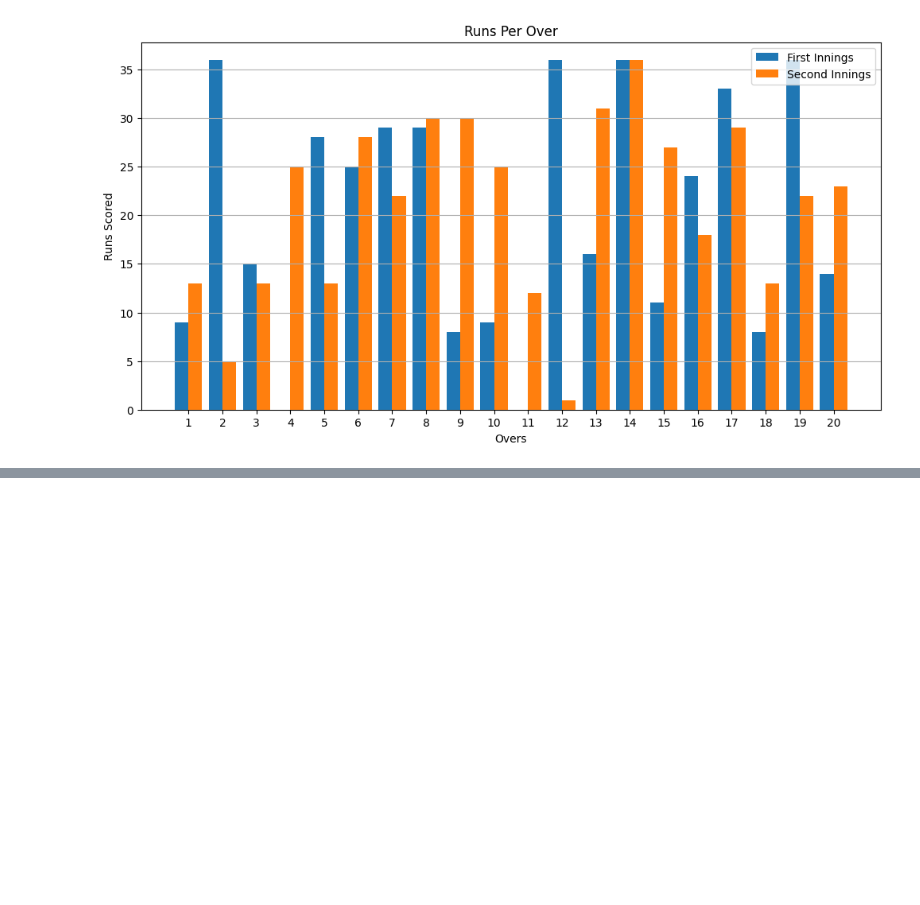
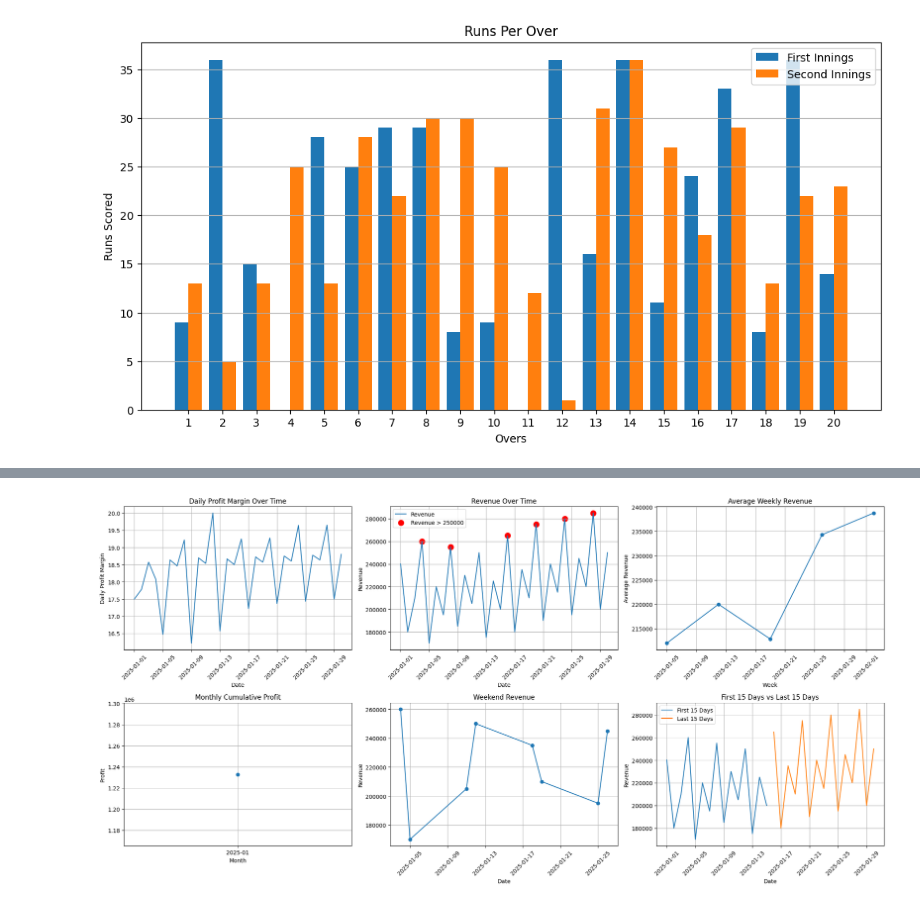
Before and after one commit to theaditya24/COMPLETE-PYTHON-FOR-DATA-ANALYTICS, a Jupyter notebook: Data Visualization Practice.ipynb, the cells around one changed output, grey strips where cells are left out. Cells and saved outputs as stored; diff of their text form; code cells hidden in the pictures; blank space fills up the shorter version.

```diff
--- a/Data Visualization Practice.ipynb
+++ b/Data Visualization Practice.ipynb
@@ -75,0 +268,85 @@ plt.show()
+# %%
+plt.figure(figsize=(20,10))
+
+# Question 12
+plt.subplot(2,3,1)
+plt.plot(df['Date'], df['Profit'] / df['Revenue'] * 100)
+plt.xticks(rotation=45)
+plt.xlabel("Date")
+plt.ylabel("Daily Profit Margin")
+plt.title("Daily Profit Margin Over Time")
+plt.grid()
+
+# Question 13
+plt.subplot(2,3,2)
+plt.plot(df['Date'], df['Revenue'], label='Revenue')
+
+high_revenue = df[df['Revenue'] > 250000]
+
+plt.scatter(high_revenue['Date'],
+            high_revenue['Revenue'],
+            color='red',
+            s=100,
+            label='Revenue > 250000')
+
+plt.title("Revenue Over Time")
+plt.xlabel("Date")
+plt.ylabel("Revenue")
+plt.xticks(rotation=45)
+plt.grid()
+plt.legend()
+
+# Question 14
+plt.subplot(2,3,3)
+weekly_avg = df.resample('W', on='Date')['Revenue'].mean()
+plt.plot(weekly_avg.index, weekly_avg.values, marker='o')
+plt.xticks(rotation=45)
+plt.title("Average Weekly Revenue")
+plt.xlabel("Week")
+plt.ylabel("Average Revenue")
+plt.grid()
+
+# Question 15
+plt.subplot(2,3,4)
+monthly_profit = df.groupby(df['Date'].dt.to_period('M'))['Profit'].sum().cumsum()
+plt.plot(monthly_profit.index.astype(str),
+         monthly_profit.values,
+         marker='o')
+
+plt.title("Monthly Cumulative Profit")
+plt.xlabel("Month")
+plt.ylabel("Profit")
+plt.grid()
+
+# Question 16
+plt.subplot(2,3,5)
+weekends = df[df['Date'].dt.dayofweek >= 5]
+
+plt.plot(weekends['Date'],
+         weekends['Revenue'],
+         marker='o')
+plt.title("Weekend Revenue")
+plt.xlabel("Date")
+plt.ylabel("Revenue")
+plt.xticks(rotation=45)
+plt.grid()
+
+# Question 17
+plt.subplot(2,3,6)
+first_half = df.iloc[:15]
+second_half = df.iloc[15:]
+
+plt.plot(first_half['Date'], first_half['Revenue'], label='First 15 Days')
+plt.plot(second_half['Date'], second_half['Revenue'], label='Last 15 Days')
+
+plt.title("First 15 Days vs Last 15 Days")
+plt.xlabel("Date")
+plt.ylabel("Revenue")
+plt.xticks(rotation=45)
+plt.grid()
+plt.legend()
+
+plt.tight_layout()
+plt.show()
+# %% [output]
+[figure, added]
```
Also changed, not shown: parts of 6 cells of this notebook, 1 other file.
